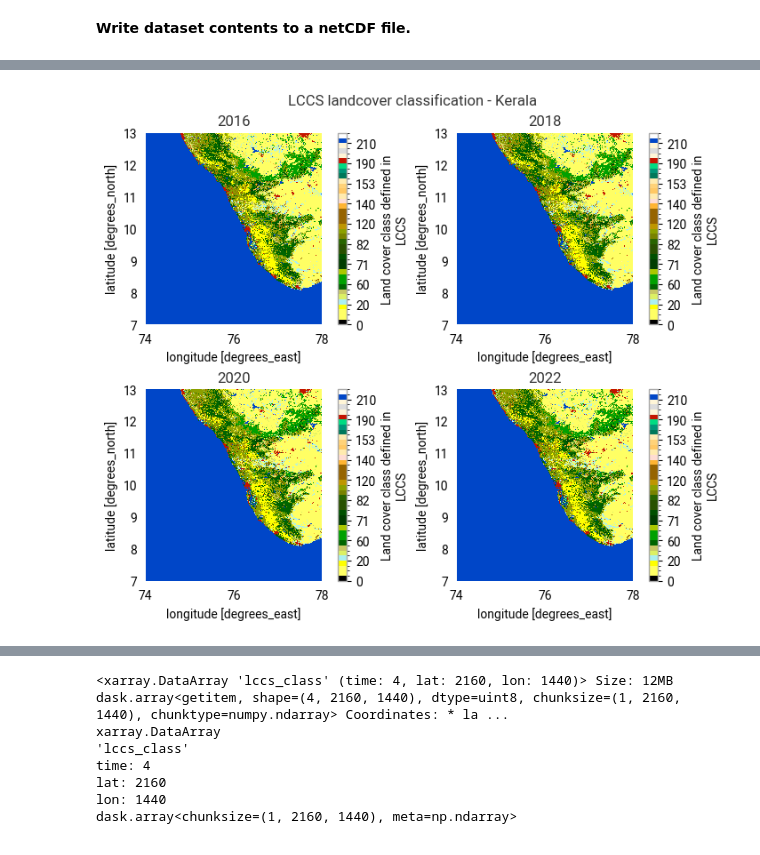
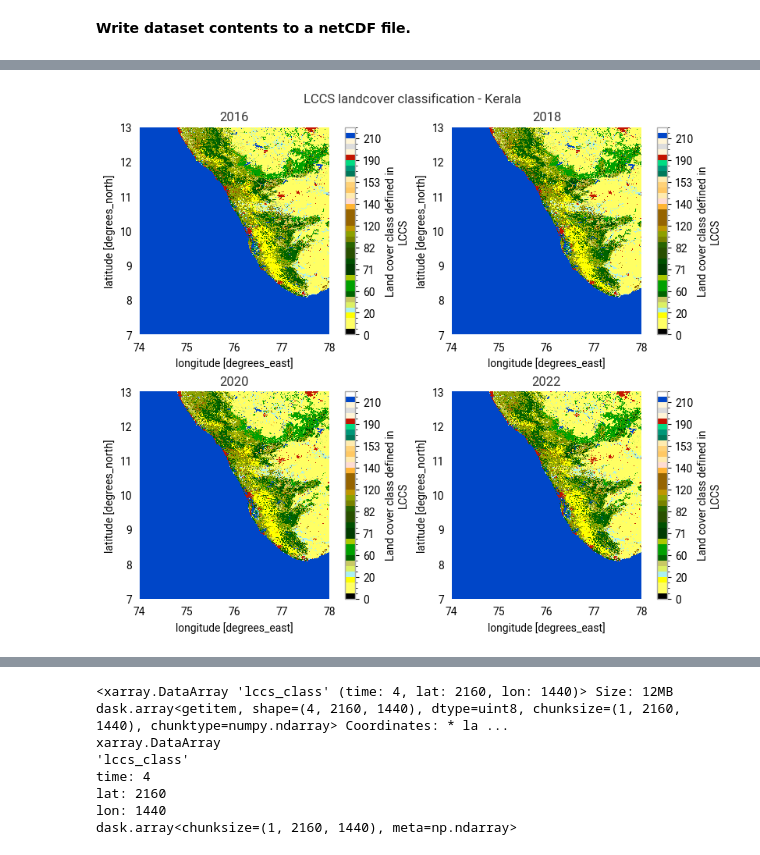
Before and after one commit to ecmwf-training/c3s-training-submodule-sat-obs-land, a Jupyter notebook: land-cover.ipynb, the cells around one changed output, grey strips where cells are left out. Drawn from its saved outputs; the diff is of its cells as text; code cells hidden in the pictures.

```diff
--- a/land-cover.ipynb
+++ b/land-cover.ipynb
@@ -366,32 +402,32 @@ max_lon = 78
 max_lat = 7
 
 data_multiyear=lc_data_multiple_years.to_xarray()
 data_subset = data_multiyear.sel(lat=slice(min_lat,max_lat), lon=slice(min_lon,max_lon))
 data_lc_2D=data_subset['lccs_class']
 
 # Set plot title
 
 time_str_0= str(data_lc_2D.coords['time'].values[0]).split('-')[0]
 time_str_1= str(data_lc_2D.coords['time'].values[1]).split('-')[0]
 time_str_2= str(data_lc_2D.coords['time'].values[2]).split('-')[0]
 time_str_3= str(data_lc_2D.coords['time'].values[3]).split('-')[0]
 title = 'LCCS landcover classification - Kerala'
 
 # Create the figure
 fig, ((ax0, ax1), (ax2, ax3)) = plt.subplots(2, 2, constrained_layout = True)
 fig.suptitle(title)
 # fig.tight_layout()
-fig.subplots_adjust(top=0.88)
+# fig.subplots_adjust(top=0.88)
 data_lc_2D[0].plot(cmap=cmap, norm=norm, ax=ax0)
 ax0.set_title(time_str_0)
 data_lc_2D[1].plot(cmap=cmap, norm=norm, ax=ax1)
 ax1.set_title(time_str_1)
 data_lc_2D[2].plot(cmap=cmap, norm=norm, ax=ax2)
 ax2.set_title(time_str_2)
 data_lc_2D[3].plot(cmap=cmap, norm=norm, ax=ax3)
 ax3.set_title(time_str_3)
 
 #show figure
 plt.show()
 # %% [output]
-[figure, old version]
+[figure, new version]
```
Also changed, not shown: parts of 47 cells of this notebook, 1 other file.
